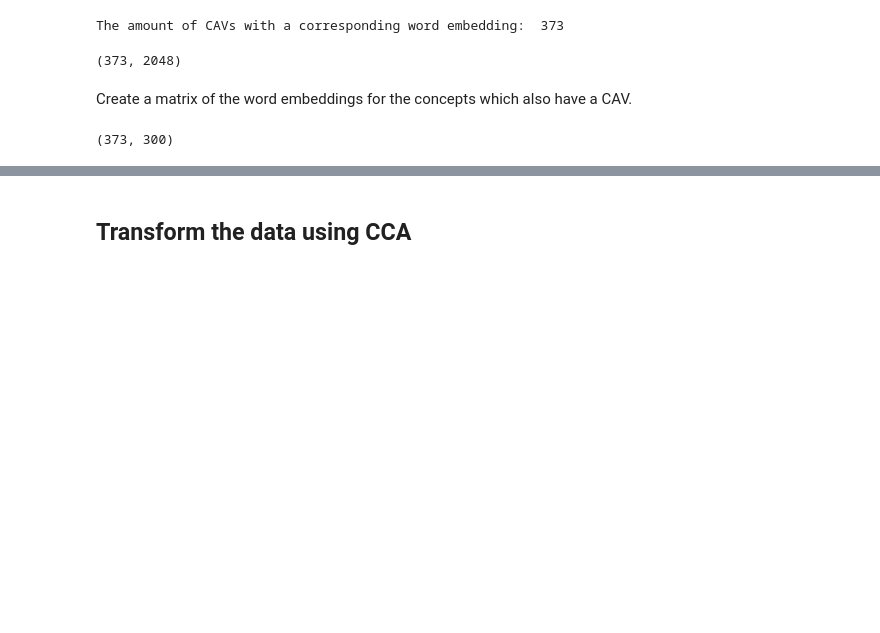
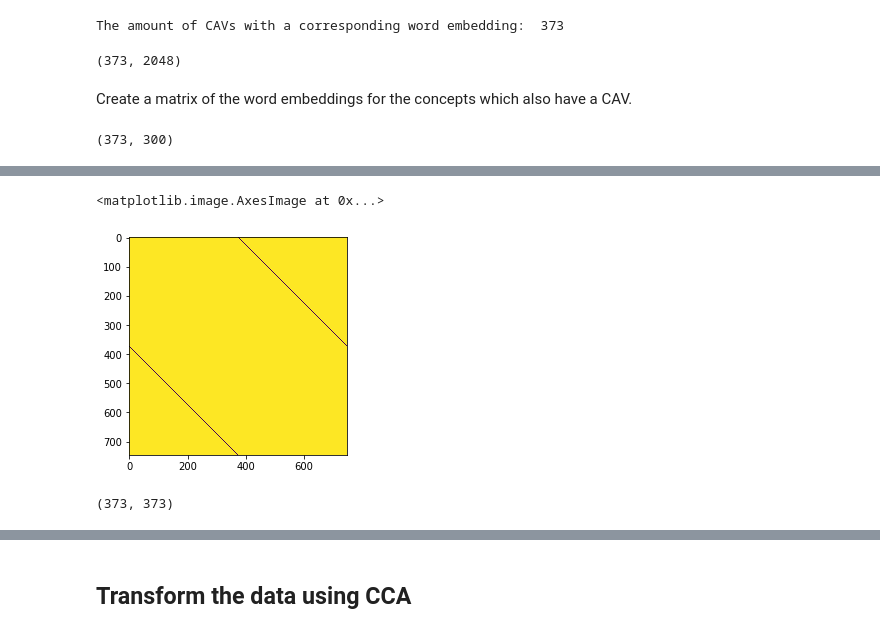
Before and after one commit to Pimmmm/Thesis-Scripts, a Jupyter notebook: p3_word_embedding.ipynb, the cells around one changed output, grey strips where cells are left out. Drawn from its saved outputs; the diff is of its cells as text; code cells hidden in the pictures; blank space fills up the shorter version.

```diff
--- a/p3_word_embedding.ipynb
+++ b/p3_word_embedding.ipynb
@@ -152,0 +153,12 @@ plt.show()
+# %%
+Wd = np.ones(n_samples) - np.eye(n_samples)
+Wd = np.concatenate((Wd, Wd), axis=1)
+Wd = np.concatenate((Wd, Wd), axis=0)
+Wd = Wd + np.eye(Wd.shape[0])
+
+Dd = np.diag(np.sum(Wd, axis=1))
+
+plt.imshow(Wd)
+# %% [output]
+<matplotlib.image.AxesImage at 0x...>
+[figure, added]
@@ -152,0 +184,4 @@ plt.show()
+# %%
+kernel_cav.shape
+# %% [output]
+(373, 373)
```
Also changed, not shown: parts of 48 cells of this notebook, 1 other file.
